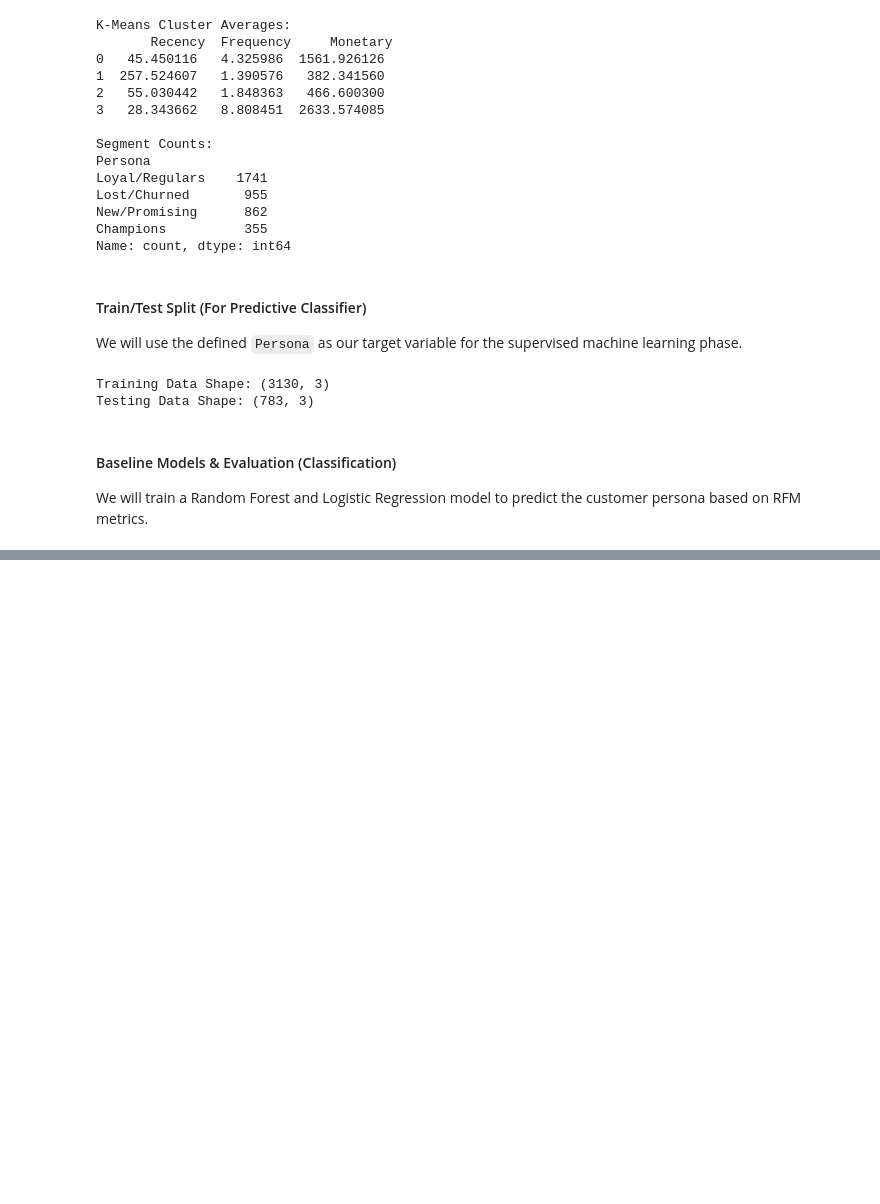
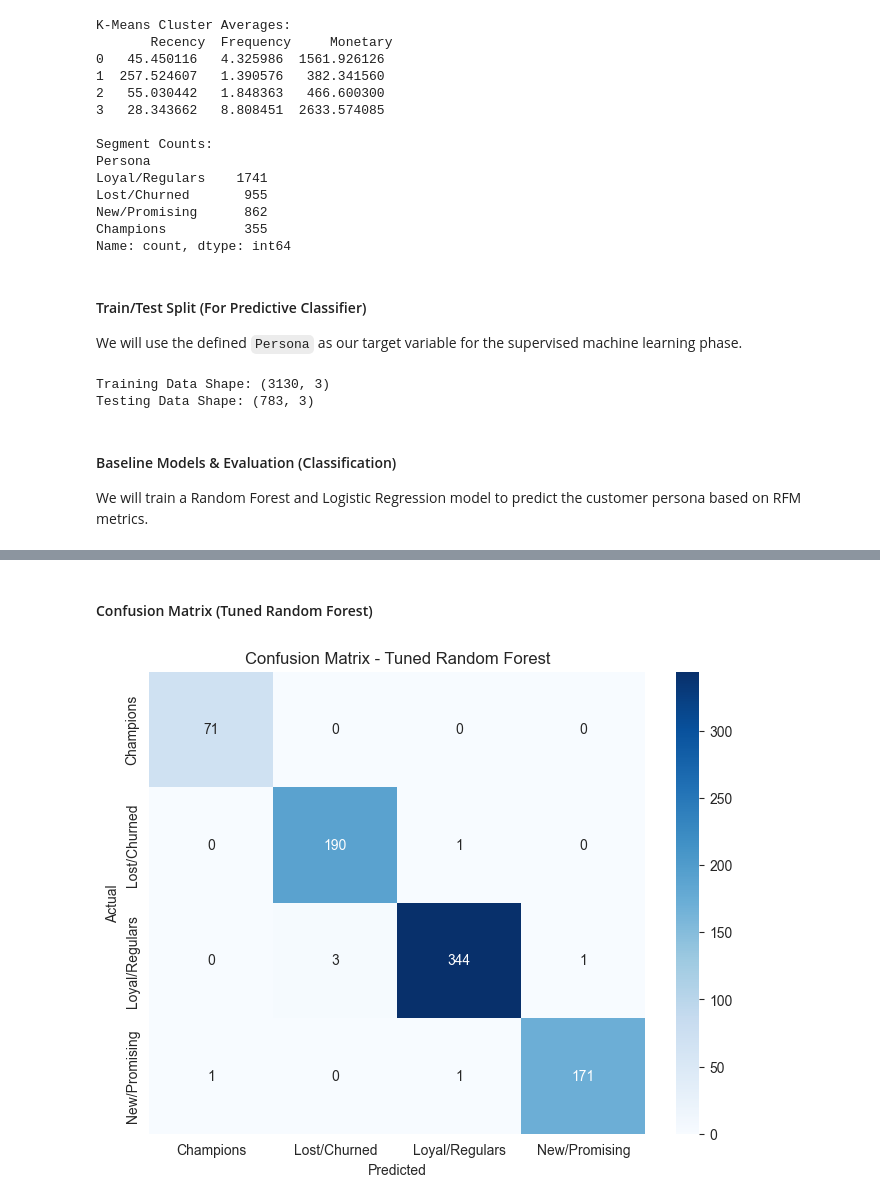
Before and after one commit to AhammedSameer46/AI-Powered-E-commerce-Customer-Intelligence-System, a Jupyter notebook: notebook1/E_commerce_Segmentation.ipynb, the cells around one changed output, grey strips where cells are left out. Cells and saved outputs as stored; diff of their text form; code cells hidden in the pictures; blank space fills up the shorter version.

```diff
--- a/notebook1/E_commerce_Segmentation.ipynb
+++ b/notebook1/E_commerce_Segmentation.ipynb
@@ -293,3 +293,23 @@ Testing Data Shape: (783, 3)
 # %% [markdown]
 #### Baseline Models & Evaluation (Classification)
 We will train a Random Forest and Logistic Regression model to predict the customer persona based on RFM metrics.
+# %%
+from sklearn.linear_model import LogisticRegression
+
+print("--- Training Predictive Classifiers ---")
+
+# 1. Random Forest Classifier
+rf_clf = RandomForestClassifier(random_state=42)
+rf_clf.fit(X_train, y_train)
+rf_pred = rf_clf.predict(X_test)
+
+print("\nRandom Forest Classification Report:")
+print(classification_report(y_test, rf_pred))
+
+# 2. Logistic Regression (Baseline Comparison)
+lr_clf = LogisticRegression(random_state=42, max_iter=1000)
+lr_clf.fit(X_train, y_train)
+lr_pred = lr_clf.predict(X_test)
+
+print("\nLogistic Regression Classification Report:")
+print(classification_report(y_test, lr_pred))
@@ -295,0 +373,12 @@ We will train a Random Forest and Logistic Regression model to predict the custo
+# %%
+print("Best Parameters:")
+print(grid_search.best_params_)
+
+# Extract the best model
+best_rf_clf = grid_search.best_estimator_
+
+# Re-evaluate with the tuned model
+best_rf_pred = best_rf_clf.predict(X_test)
+
+print("\nRe-evaluated Random Forest Classification Report:")
+print(classification_report(y_test, best_rf_pred))
@@ -295,0 +400,13 @@ We will train a Random Forest and Logistic Regression model to predict the custo
+# %% [markdown]
+#### Confusion Matrix (Tuned Random Forest)
+# %%
+# Updated to use the best_rf_clf and best_rf_pred
+cm = confusion_matrix(y_test, best_rf_pred, labels=best_rf_clf.classes_)
+plt.figure(figsize=(8, 6))
+sns.heatmap(cm, annot=True, fmt='d', cmap='Blues', xticklabels=best_rf_clf.classes_, yticklabels=best_rf_clf.classes_)
+plt.title('Confusion Matrix - Tuned Random Forest')
+plt.xlabel('Predicted')
+plt.ylabel('Actual')
+plt.show()
+# %% [output]
+[figure, added]
```
Also changed, not shown: parts of 12 cells of this notebook.
